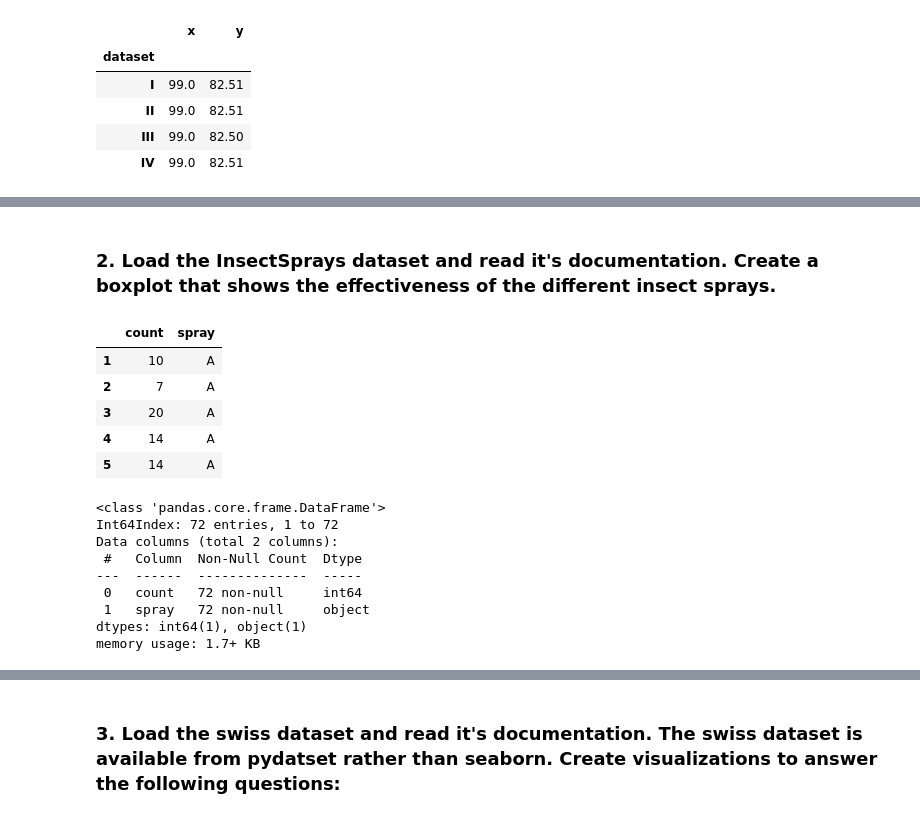
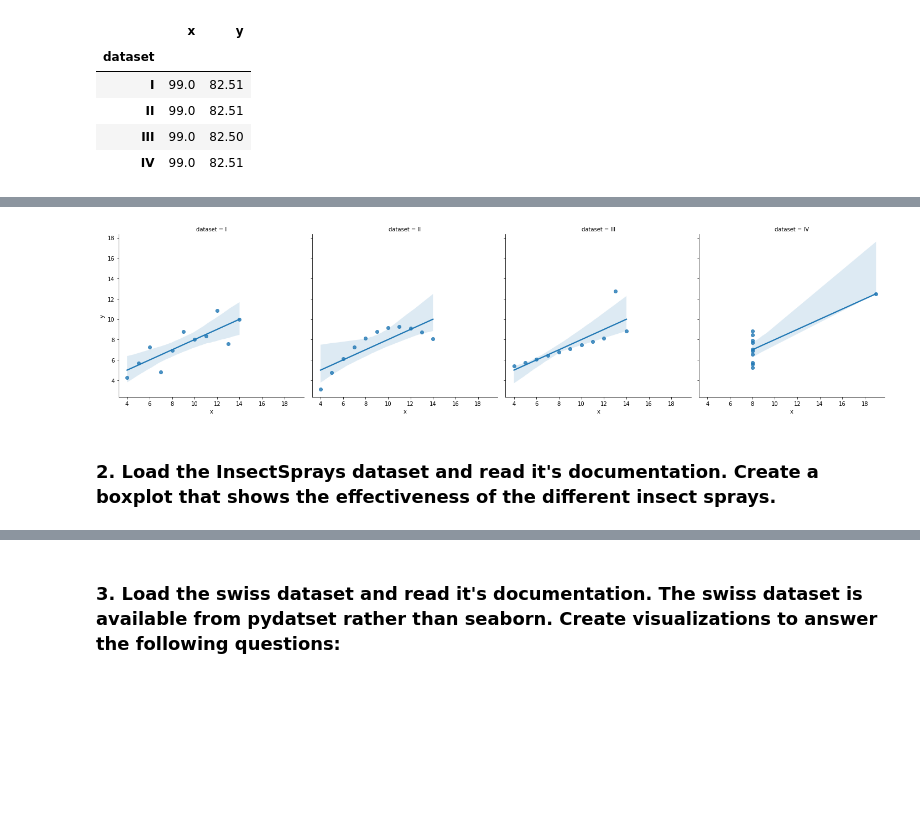
Before and after one commit to markydoug/numpy-pandas-visualization-exercises, a Jupyter notebook: seaborn_exercises.ipynb, the cells around one changed output, grey strips where cells are left out. Saved outputs shown, nothing was run; the diff lists cells and outputs as text; code cells hidden in the pictures; blank space fills up the shorter version.

```diff
--- a/seaborn_exercises.ipynb
+++ b/seaborn_exercises.ipynb
@@ -147,2 +151,6 @@ anscombe.groupby('dataset').sum()
+# %%
+sns.lmplot(data=anscombe, x ='x',y='y',col='dataset');
+# %% [output]
+[figure, added]
 # %% [markdown]
 ### 2. Load the InsectSprays dataset and read it's documentation. Create a boxplot that shows the effectiveness of the different insect sprays.
@@ -153,21 +156,0 @@ InsectSprays = data('InsectSprays')
-# %%
-InsectSprays.head()
-# %% [output]
-|  | count | spray |
-| 1 | 10 | A |
-| 2 | 7 | A |
-| 3 | 20 | A |
-| 4 | 14 | A |
-| 5 | 14 | A |
-# %%
-InsectSprays.info()
-# %% [output]
-<class 'pandas.core.frame.DataFrame'>
-Int64Index: 72 entries, 1 to 72
-Data columns (total 2 columns):
- #   Column  Non-Null Count  Dtype
----  ------  --------------  -----
- 0   count   72 non-null     int64
- 1   spray   72 non-null     object
-dtypes: int64(1), object(1)
-memory usage: 1.7+ KB
```
Also changed, not shown: parts of 59 cells of this notebook.
